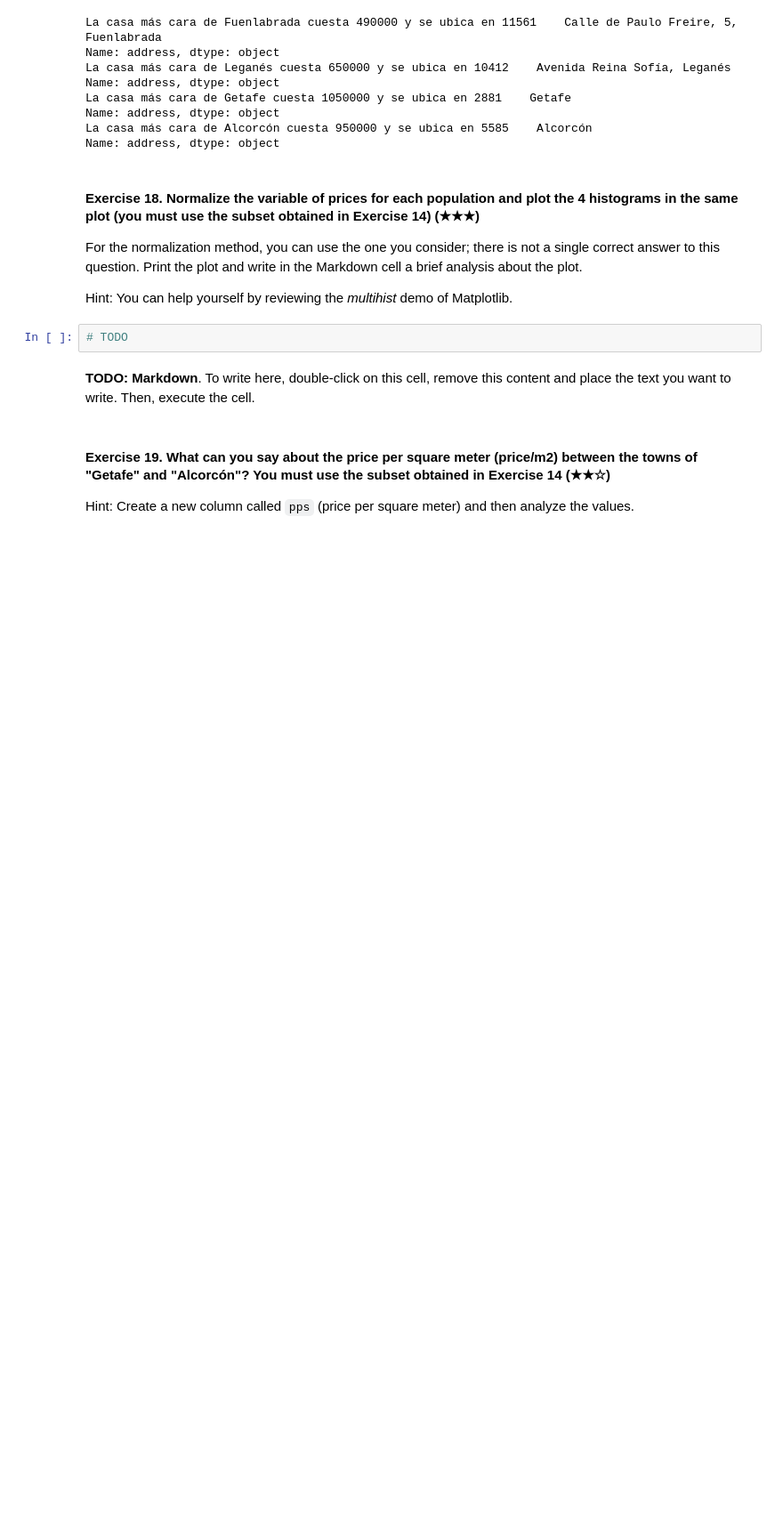
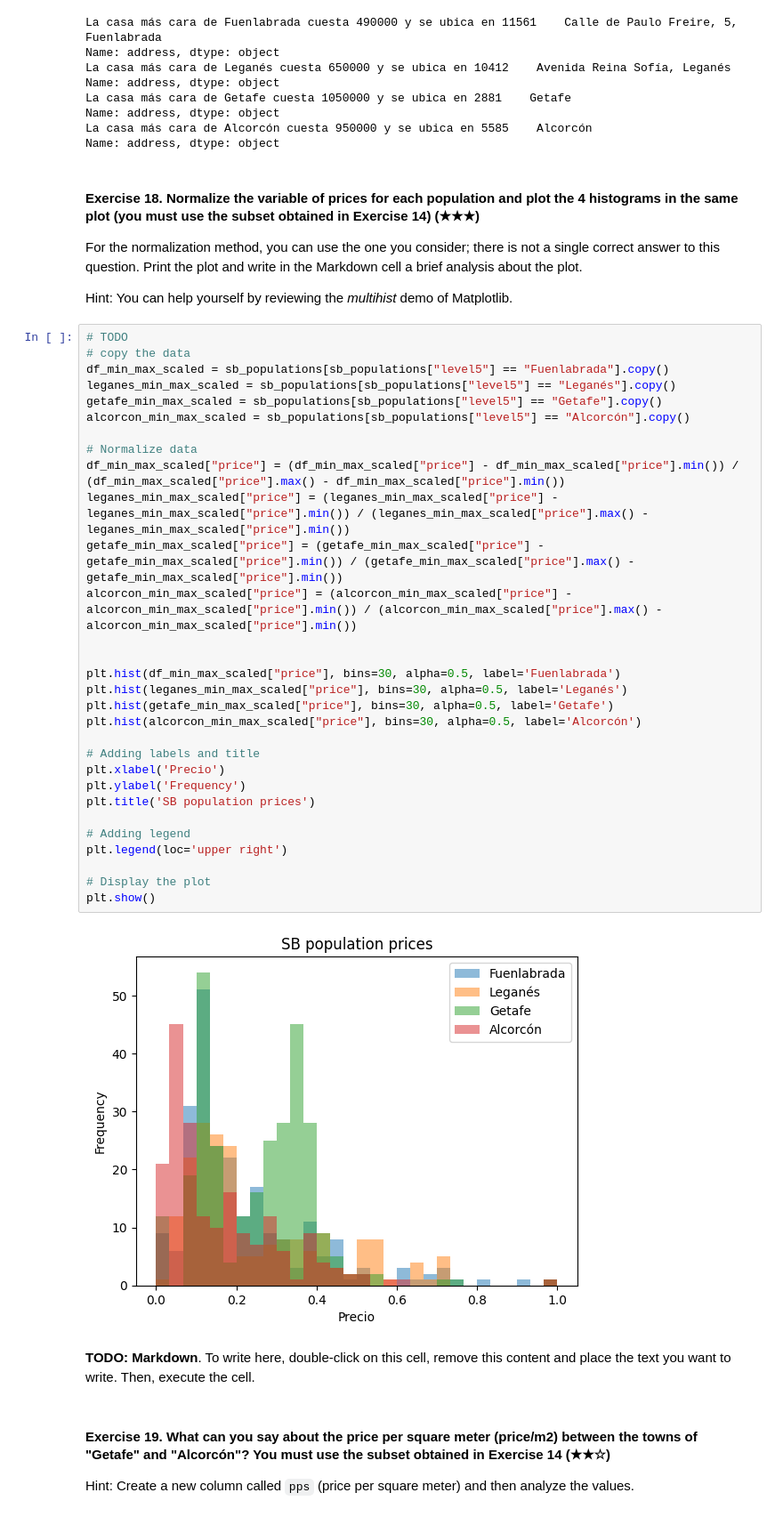
Before and after one commit to Bere333/realestate-datacleanup-exercise, a Jupyter notebook: project.ipynb, the cells around one changed output. Shown at 89% size. Cells and saved outputs as stored; diff of their text form; blank space fills up the shorter version.

Commit message:
added sb populations prices exercise solution

```diff
--- a/project.ipynb
+++ b/project.ipynb
@@ -407,6 +407,36 @@ For the normalization method, you can use the one you consider; there is not a s
 Hint: You can help yourself by reviewing the *multihist* demo of Matplotlib.
 # %%
 # TODO
+# copy the data
+df_min_max_scaled = sb_populations[sb_populations["level5"] == "Fuenlabrada"].copy()
+leganes_min_max_scaled = sb_populations[sb_populations["level5"] == "Leganés"].copy()
+getafe_min_max_scaled = sb_populations[sb_populations["level5"] == "Getafe"].copy()
+alcorcon_min_max_scaled = sb_populations[sb_populations["level5"] == "Alcorcón"].copy()
+
+# Normalize data
+df_min_max_scaled["price"] = (df_min_max_scaled["price"] - df_min_max_scaled["price"].min()) / (df_min_max_scaled["price"].max() - df_min_max_scaled["price"].min())
+leganes_min_max_scaled["price"] = (leganes_min_max_scaled["price"] - leganes_min_max_scaled["price"].min()) / (leganes_min_max_scaled["price"].max() - leganes_min_max_scaled["price"].min())
+getafe_min_max_scaled["price"] = (getafe_min_max_scaled["price"] - getafe_min_max_scaled["price"].min()) / (getafe_min_max_scaled["price"].max() - getafe_min_max_scaled["price"].min())
+alcorcon_min_max_scaled["price"] = (alcorcon_min_max_scaled["price"] - alcorcon_min_max_scaled["price"].min()) / (alcorcon_min_max_scaled["price"].max() - alcorcon_min_max_scaled["price"].min())
+
+
+plt.hist(df_min_max_scaled["price"], bins=30, alpha=0.5, label='Fuenlabrada')
+plt.hist(leganes_min_max_scaled["price"], bins=30, alpha=0.5, label='Leganés')
+plt.hist(getafe_min_max_scaled["price"], bins=30, alpha=0.5, label='Getafe')
+plt.hist(alcorcon_min_max_scaled["price"], bins=30, alpha=0.5, label='Alcorcón')
+
+# Adding labels and title
+plt.xlabel('Precio')
+plt.ylabel('Frequency')
+plt.title('SB population prices')
+
+# Adding legend
+plt.legend(loc='upper right')
+
+# Display the plot
+plt.show()
+# %% [output]
+[figure, added]
 # %% [markdown]
 **TODO: Markdown**. To write here, double-click on this cell, remove this content and place the text you want to write. Then, execute the cell.
 # %% [markdown]
```
